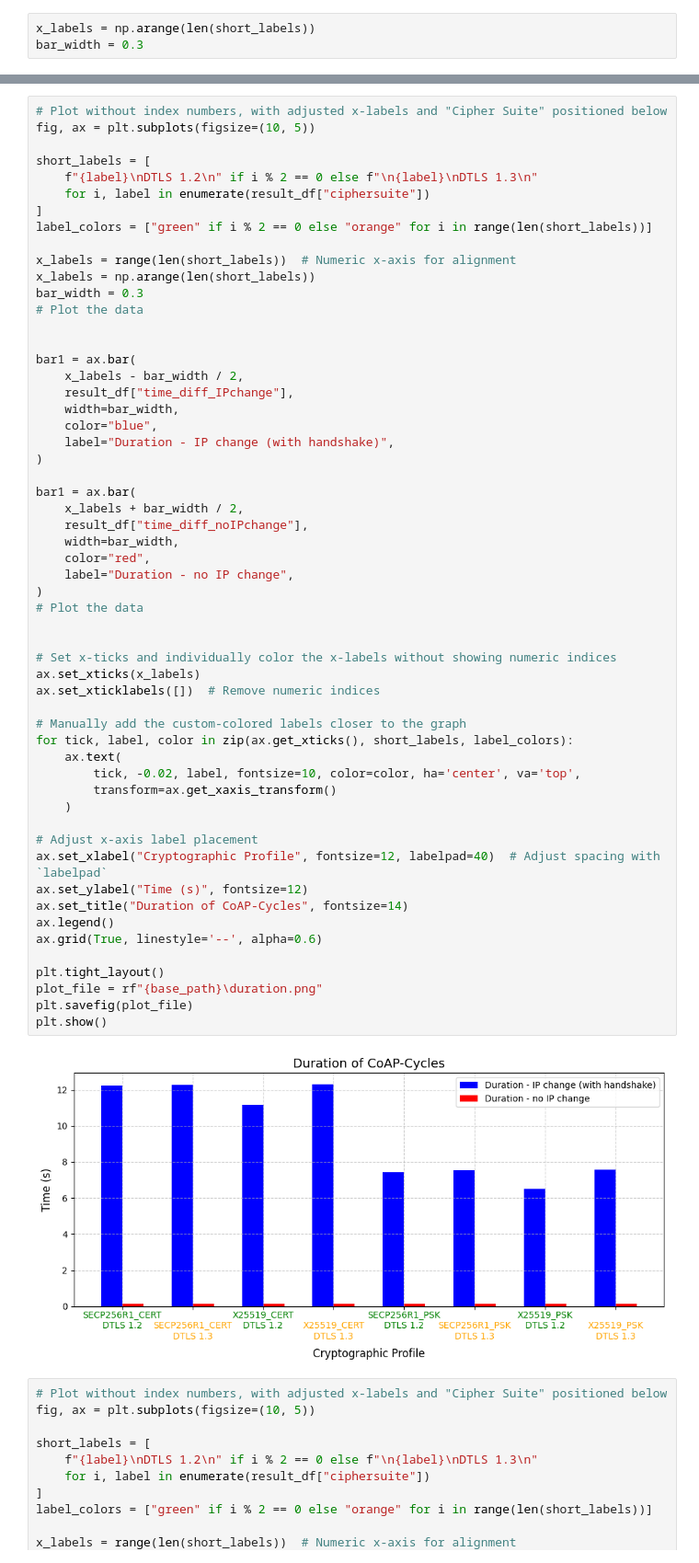
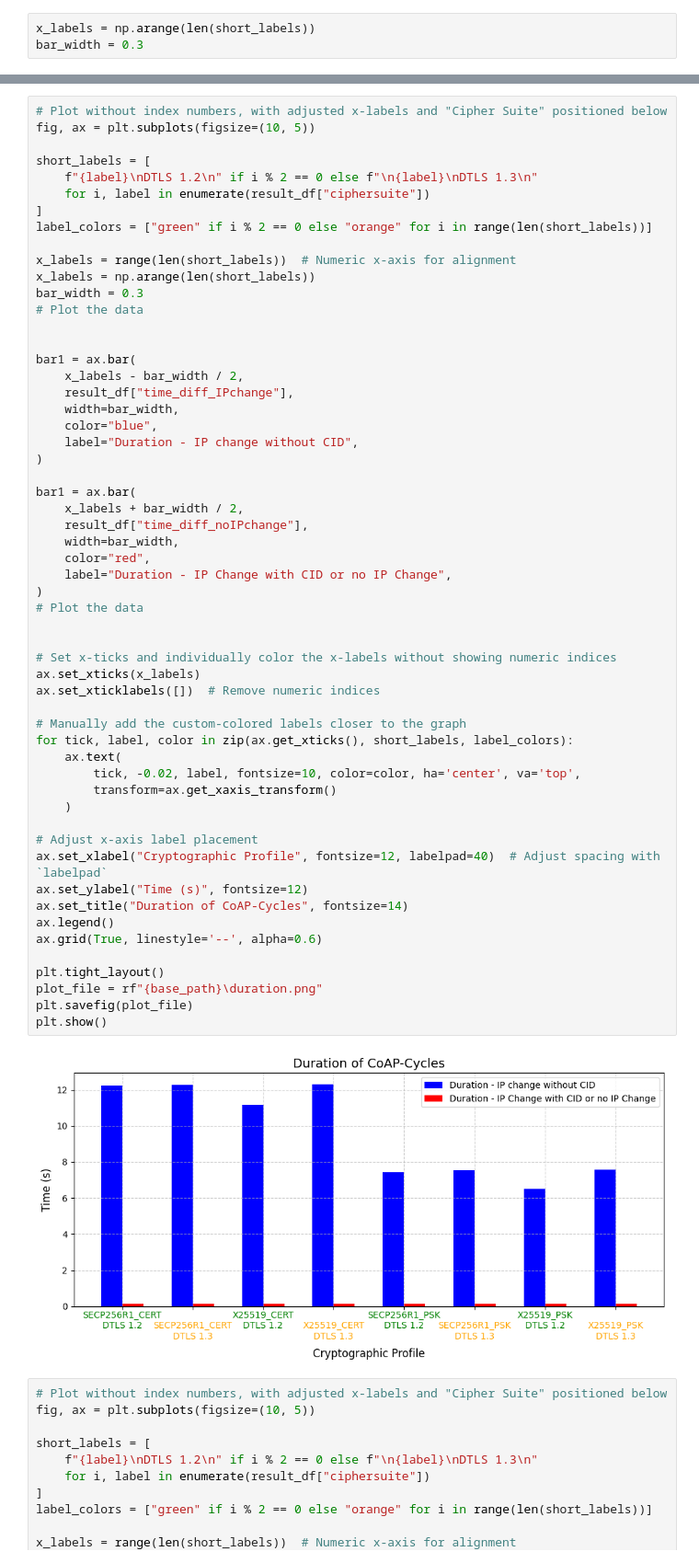
Before and after one commit to Johann-Zurner/DTLS_CoAP_Client, a Jupyter notebook: extra_thesis_material/python_plots.ipynb, the cells around one changed output, grey strips where cells are left out. Shown at 92% size. Drawn from its saved outputs; the diff is of its cells as text.

```diff
--- a/extra_thesis_material/python_plots.ipynb
+++ b/extra_thesis_material/python_plots.ipynb
@@ -1332,7 +1332,7 @@ bar1 = ax.bar(
     result_df["time_diff_IPchange"],
     width=bar_width,
     color="blue",
-    label="Duration - IP change (with handshake)",
+    label="Duration - IP change without CID",
 )
 
 bar1 = ax.bar(
@@ -1340,35 +1340,35 @@ bar1 = ax.bar(
     result_df["time_diff_noIPchange"],
     width=bar_width,
     color="red",
-    label="Duration - no IP change",
+    label="Duration - IP Change with CID or no IP Change",
 )
 # Plot the data
 
 
 # Set x-ticks and individually color the x-labels without showing numeric indices
 ax.set_xticks(x_labels)
 ax.set_xticklabels([])  # Remove numeric indices
 
 # Manually add the custom-colored labels closer to the graph
 for tick, label, color in zip(ax.get_xticks(), short_labels, label_colors):
     ax.text(
         tick, -0.02, label, fontsize=10, color=color, ha='center', va='top',
         transform=ax.get_xaxis_transform()
     )
 
 # Adjust x-axis label placement
 ax.set_xlabel("Cryptographic Profile", fontsize=12, labelpad=40)  # Adjust spacing with `labelpad`
 ax.set_ylabel("Time (s)", fontsize=12)
 ax.set_title("Duration of CoAP-Cycles", fontsize=14)
 ax.legend()
 ax.grid(True, linestyle='--', alpha=0.6)
 
 plt.tight_layout()
 plot_file = rf"{base_path}\duration.png"
 plt.savefig(plot_file)
 plt.show()
 # %% [output]
-[figure, old version]
+[figure, new version]
 # %%
 # Plot without index numbers, with adjusted x-labels and "Cipher Suite" positioned below
 fig, ax = plt.subplots(figsize=(10, 5))
```
Also changed, not shown: parts of 5 cells of this notebook.
